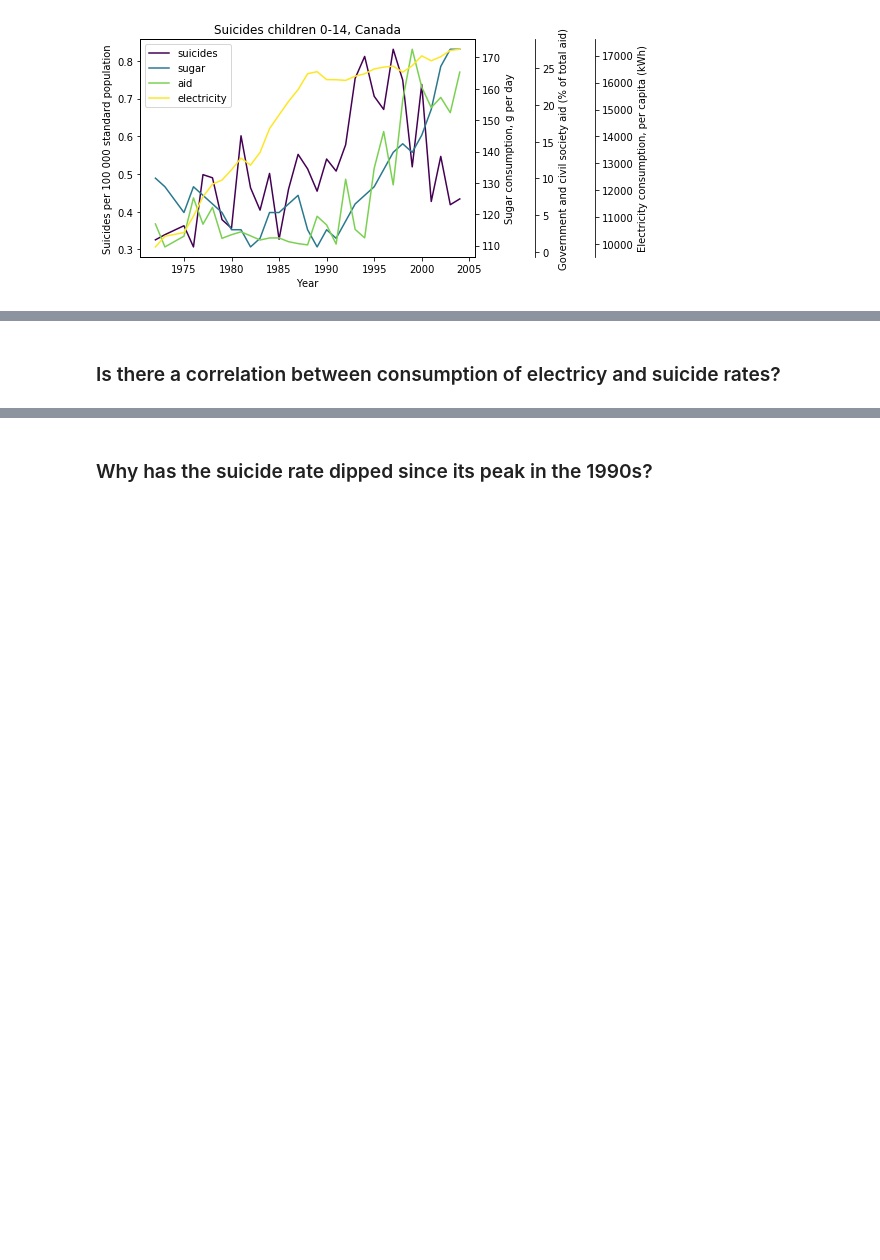
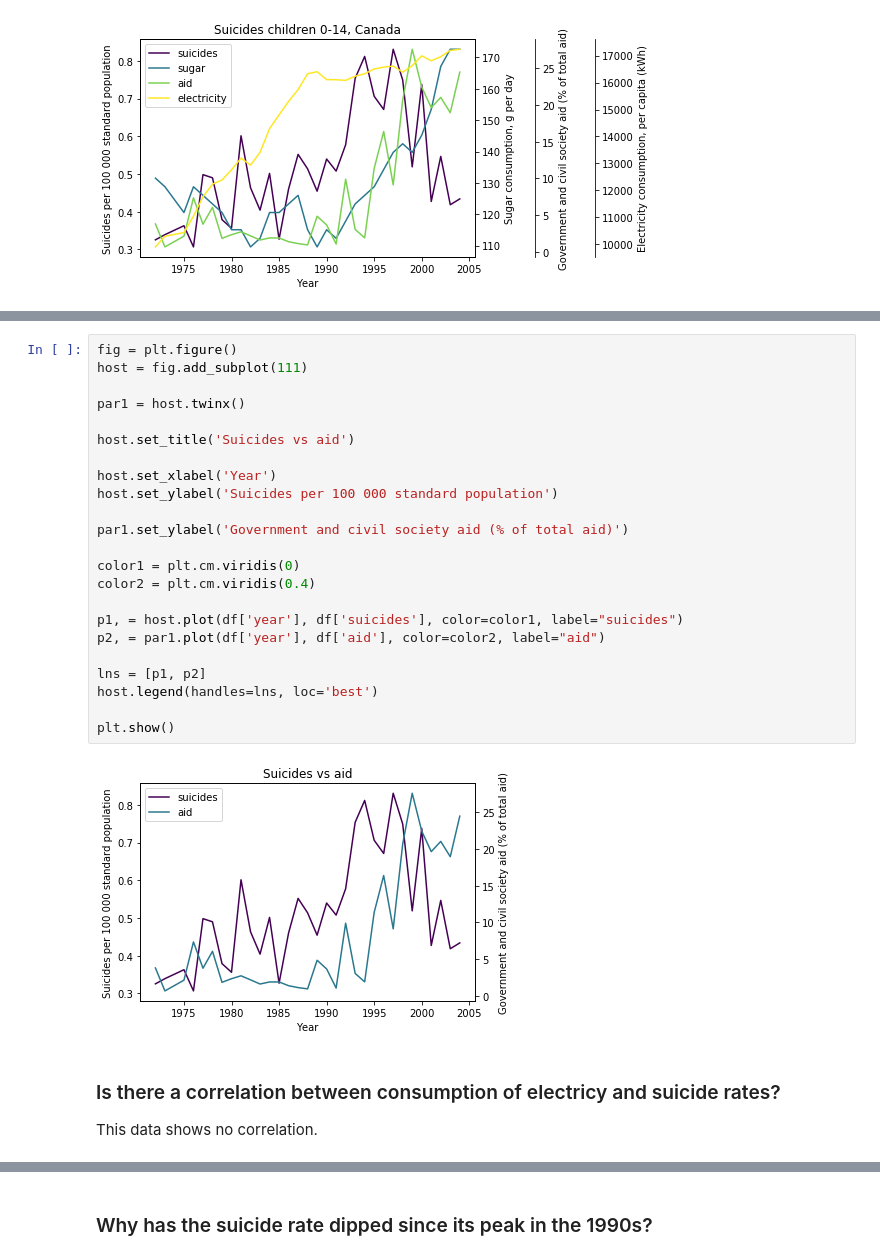
Before and after one commit to szimmers/udacity-dand-term1, a Jupyter notebook: dataset_investigation/report_canada_youth_suicide.ipynb, the cells around one changed output, grey strips where cells are left out. Cells and saved outputs as stored; diff of their text form; blank space fills up the shorter version.

```diff
--- a/dataset_investigation/report_canada_youth_suicide.ipynb
+++ b/dataset_investigation/report_canada_youth_suicide.ipynb
@@ -374,2 +374,29 @@ plt.show()
+# %%
+fig = plt.figure()
+host = fig.add_subplot(111)
+
+par1 = host.twinx()
+
+host.set_title('Suicides vs aid')
+
+host.set_xlabel('Year')
+host.set_ylabel('Suicides per 100 000 standard population')
+
+par1.set_ylabel('Government and civil society aid (% of total aid)')
+
+color1 = plt.cm.viridis(0)
+color2 = plt.cm.viridis(0.4)
+
+p1, = host.plot(df['year'], df['suicides'], color=color1, label="suicides")
+p2, = par1.plot(df['year'], df['aid'], color=color2, label="aid")
+
+lns = [p1, p2]
+host.legend(handles=lns, loc='best')
+
+plt.show()
+# %% [output]
+[figure, added]
 # %% [markdown]
 ### Is there a correlation between consumption of electricy and suicide rates?
+
+This data shows no correlation.
```
Also changed, not shown: parts of 5 cells of this notebook.
